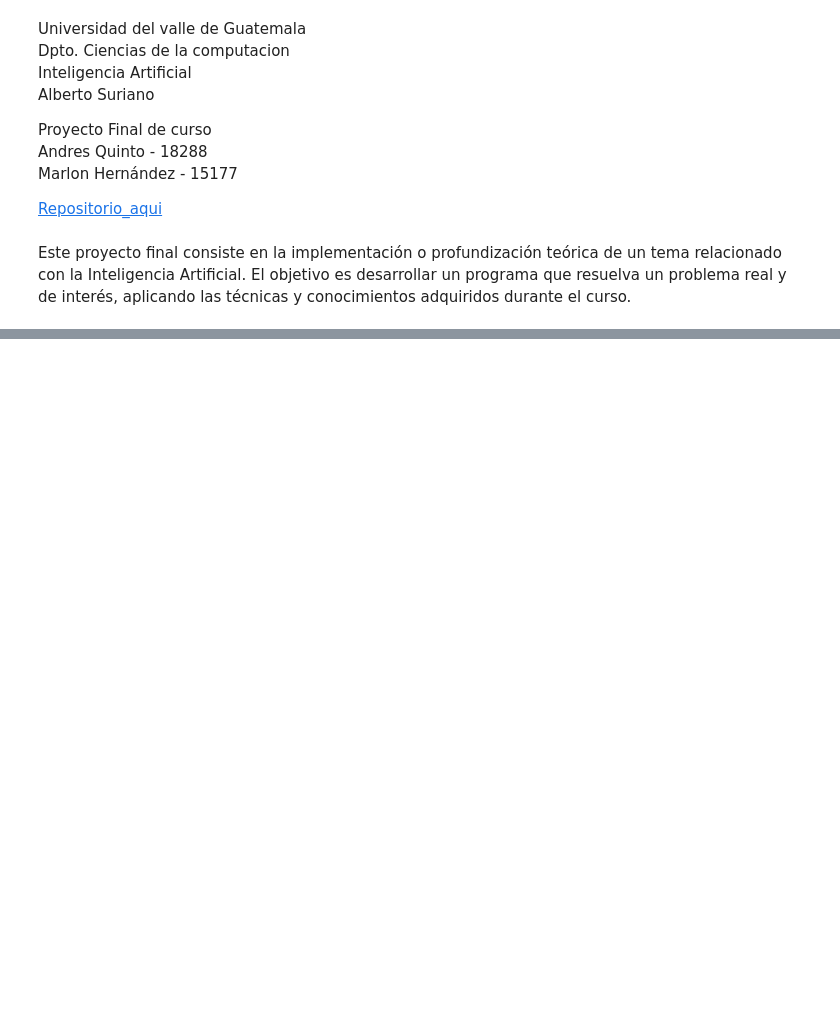
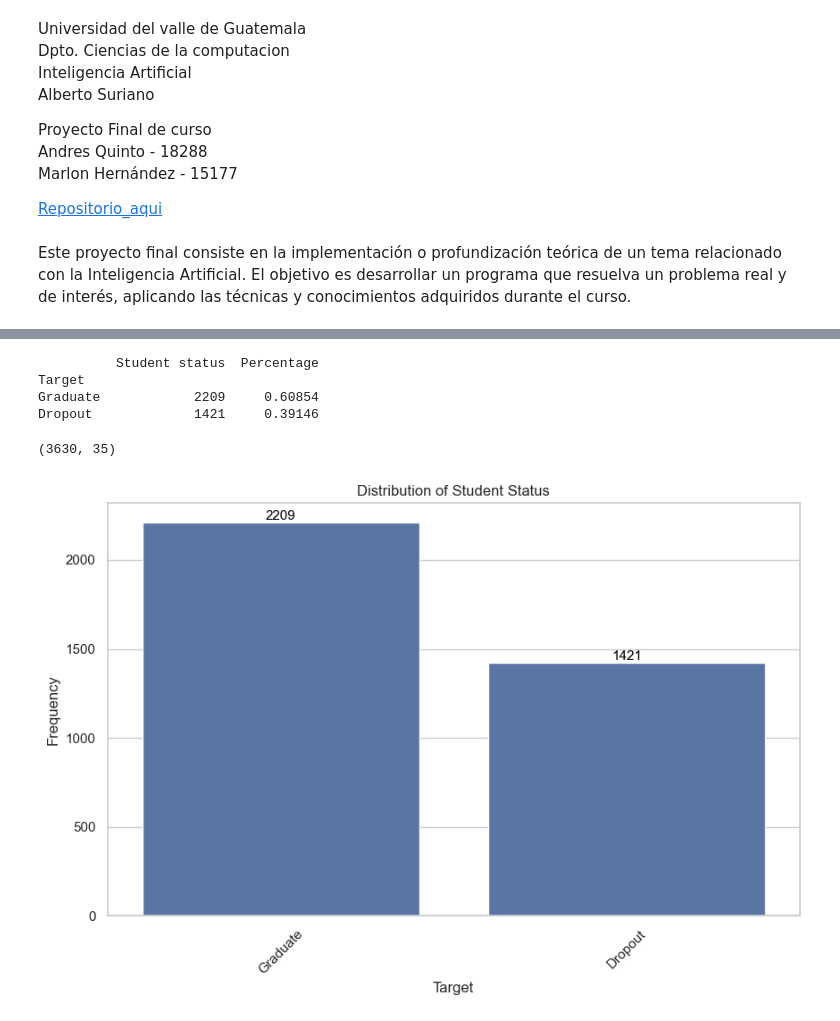
Before and after one commit to AndresQuinto5/Proyecto_IA, a Jupyter notebook: Proyecto_Students.ipynb, the cells around one changed output, grey strips where cells are left out. Saved outputs shown, nothing was run; the diff lists cells and outputs as text; code cells hidden in the pictures; blank space fills up the shorter version.

```diff
--- a/Proyecto_Students.ipynb
+++ b/Proyecto_Students.ipynb
@@ -105,0 +198,31 @@ for col in cat_cols:
+# %%
+# Importamos el dataset y quitamos las observaciones de 'Enrolled'
+# El dataset contiene 3630 observaciones con 34 caraterísticas y una variable a predecir
+df = pd.read_csv('dataset.csv')
+df = df.drop(df[df.Target == "Enrolled"].index)
+res = df.Target.value_counts().to_frame('Student status')
+res['Percentage'] = res['Student status'] / res['Student status'].sum()
+
+print(res)
+df.shape
+# %% [output]
+          Student status  Percentage
+Target
+Graduate            2209     0.60854
+Dropout             1421     0.39146
+(3630, 35)
+# %%
+data = df
+sns.set_theme(style="whitegrid")
+plt.figure(figsize=(10, 6))
+ax = sns.countplot(x='Target', data=data, order=data['Target'].value_counts().index)
+plt.title('Distribution of Student Status')
+plt.ylabel('Frequency')
+plt.xticks(rotation=45)
+for p in ax.patches:
+    ax.annotate(f'{int(p.get_height())}', (p.get_x() + p.get_width() / 2., p.get_height()),
+                ha='center', va='center', fontsize=11, color='black', xytext=(0, 5),
+                textcoords='offset points')
+plt.show()
+# %% [output]
+[figure, added]
```
Also changed, not shown: parts of 23 cells of this notebook.
